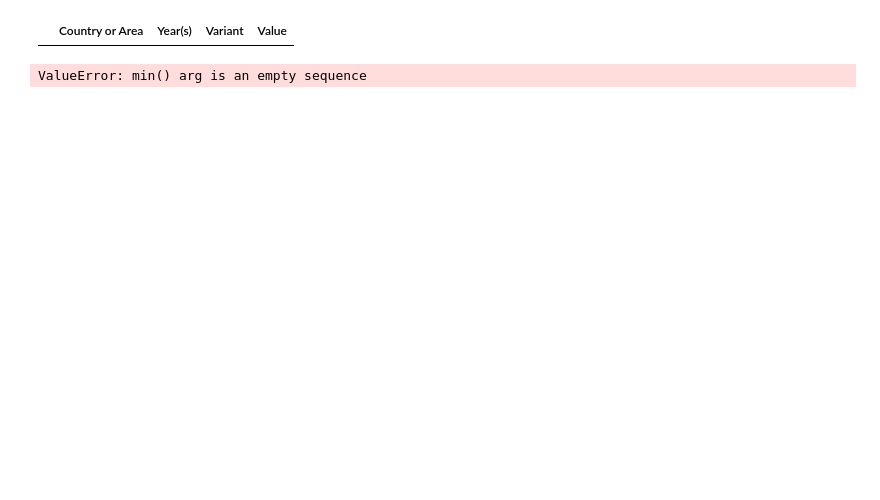
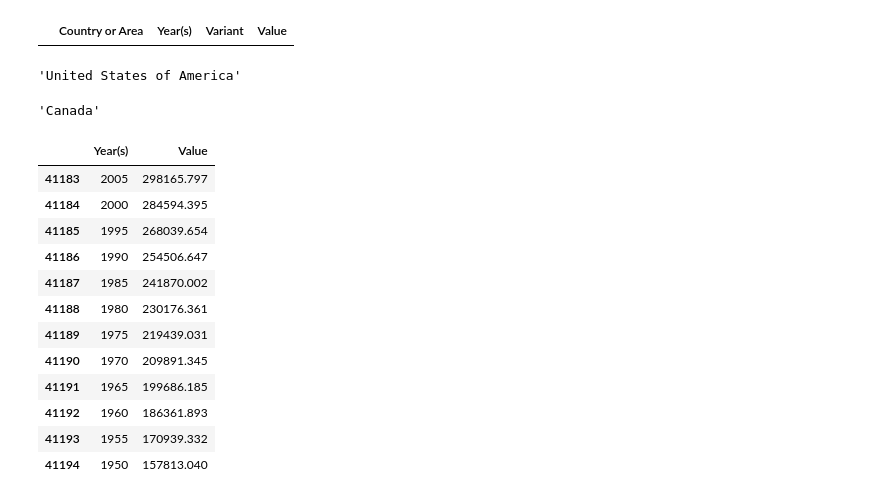
Before and after one commit to SEL-Columbia/infrastructure-planning, a Jupyter notebook: experiments/get-population-consumption-curve-points.ipynb, the cells around one changed output. Saved outputs shown, nothing was run; the diff lists cells and outputs as text; code cells hidden in the pictures; blank space fills up the shorter version.

Commit message:
Resolve country name inconsistencies

```diff
--- a/experiments/get-population-consumption-curve-points.ipynb
+++ b/experiments/get-population-consumption-curve-points.ipynb
@@ -342,13 +392,51 @@ get_
+# %%
+from os.path import expanduser
+from pandas import read_csv
+
+world_bank_united_nations_country_name_table_path = expanduser(
+    '~/Projects/infrastructure-planning/datasets/world-bank-united-nations-country-name.csv')
+world_bank_united_nations_country_name_table = read_csv(
+    world_bank_united_nations_country_name_table_path)
+# %%
+world_bank_country_names = country_region_income_table_country_names
+united_nations_country_names = demographic_by_year_by_country_table_country_names
+united_nations_country_name_by_world_bank_country_name = dict(world_bank_united_nations_country_name_table.values)
+
+def get_united_nations_country_name(world_bank_country_name):
+    if world_bank_country_name in united_nations_country_names:
+        return world_bank_country_name
+    return united_nations_country_name_by_world_bank_country_name[world_bank_country_name]
+
+get_united_nations_country_name('United States')
+# %% [output]
+'United States of America'
+# %%
+get_united_nations_country_name('Canada')
+# %% [output]
+'Canada'
 # %%
-def get_year_population_packs(country_name):
+def get_year_population_packs(world_bank_country_name):
+    united_nations_country_name = get_united_nations_country_name(world_bank_country_name)
     t = demographic_by_year_by_country_table[
-        demographic_by_year_by_country_table['Country or Area'] == country_name]
+        demographic_by_year_by_country_table['Country or Area'] == united_nations_country_name]
     fake_year = min(t[t['Variant'] == 'Low variant']['Year(s)'])
     t = t[t['Year(s)'] < fake_year]
     return t[['Year(s)', 'Value']]
 
 country_name = 'United States'
 get_year_population_packs(country_name)
 # %% [output]
-ValueError: min() arg is an empty sequence
+|  | Year(s) | Value |
+| 41183 | 2005 | 298165.797 |
+| 41184 | 2000 | 284594.395 |
+| 41185 | 1995 | 268039.654 |
+| 41186 | 1990 | 254506.647 |
+| 41187 | 1985 | 241870.002 |
+| 41188 | 1980 | 230176.361 |
+| 41189 | 1975 | 219439.031 |
+| 41190 | 1970 | 209891.345 |
+| 41191 | 1965 | 199686.185 |
+| 41192 | 1960 | 186361.893 |
+| 41193 | 1955 | 170939.332 |
+| 41194 | 1950 | 157813.040 |
 # %%
```
Also changed, not shown: parts of 16 cells of this notebook, 2 other files.
